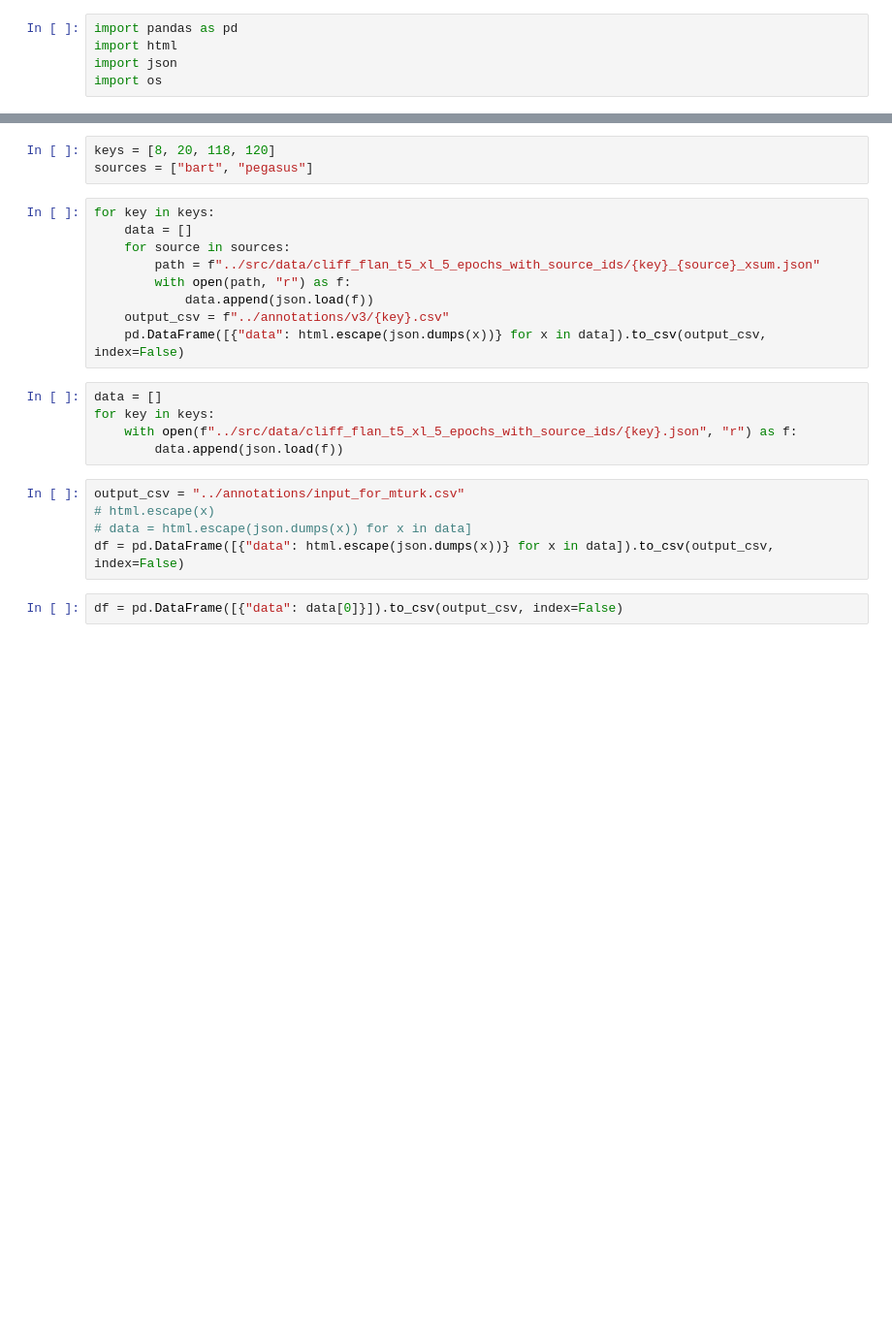
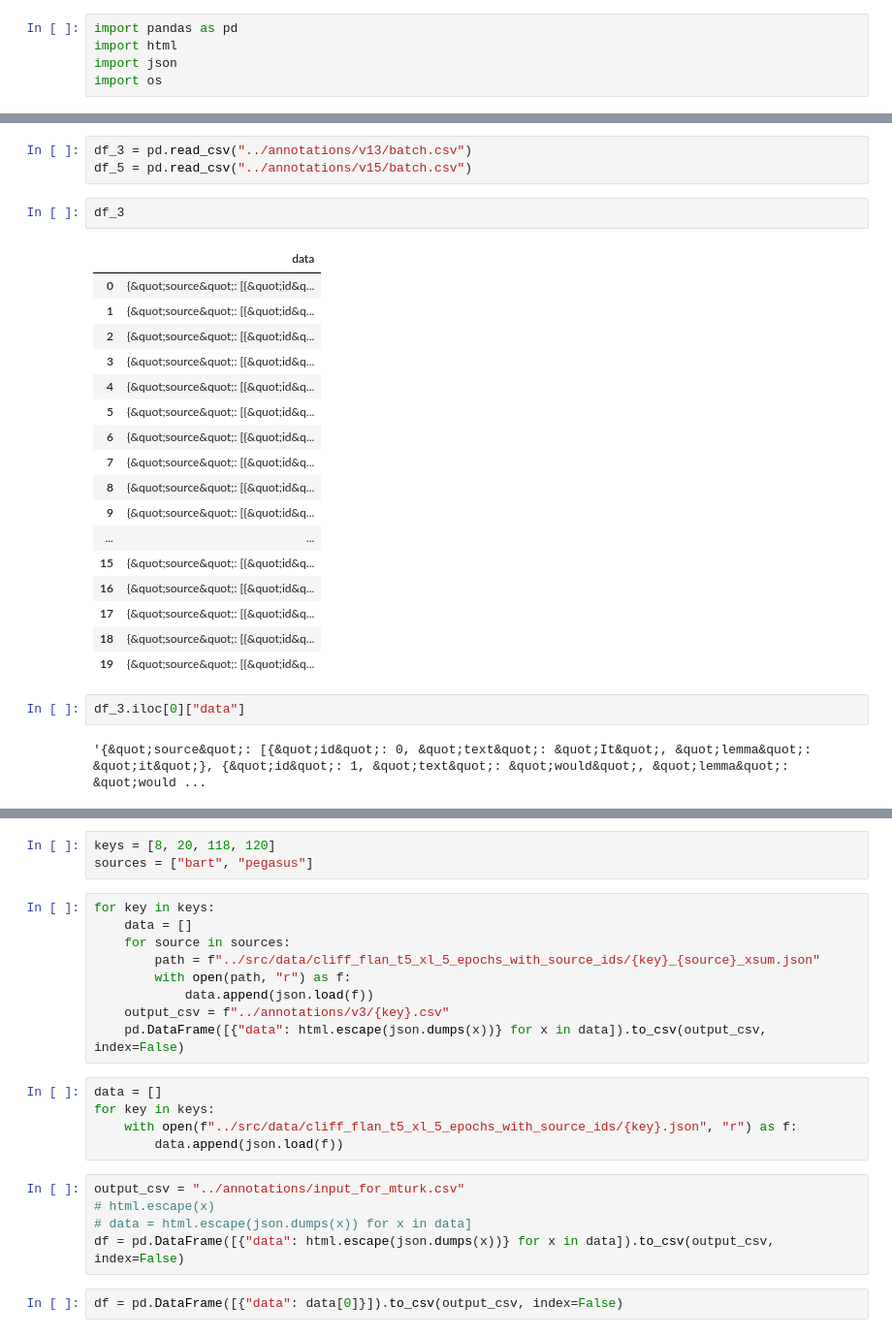
Before and after one commit to ariecattan/loc-unfaith, a Jupyter notebook: notebooks/prepare_data_for_mturk.ipynb, the cells around one changed output, grey strips where cells are left out. Shown at 97% size. Saved outputs shown, nothing was run; the diff lists cells and outputs as text; blank space fills up the shorter version.

```diff
--- a/notebooks/prepare_data_for_mturk.ipynb
+++ b/notebooks/prepare_data_for_mturk.ipynb
@@ -14,0 +204,27 @@ keys = [
+# %%
+df_3 = pd.read_csv("../annotations/v13/batch.csv")
+df_5 = pd.read_csv("../annotations/v15/batch.csv")
+# %%
+df_3
+# %% [output]
+|  | data |
+| 0 | {&quot;source&quot;: [{&quot;id&q... |
+| 1 | {&quot;source&quot;: [{&quot;id&q... |
+| 2 | {&quot;source&quot;: [{&quot;id&q... |
+| 3 | {&quot;source&quot;: [{&quot;id&q... |
+| 4 | {&quot;source&quot;: [{&quot;id&q... |
+| 5 | {&quot;source&quot;: [{&quot;id&q... |
+| 6 | {&quot;source&quot;: [{&quot;id&q... |
+| 7 | {&quot;source&quot;: [{&quot;id&q... |
+| 8 | {&quot;source&quot;: [{&quot;id&q... |
+| 9 | {&quot;source&quot;: [{&quot;id&q... |
+| ... | ... |
+| 15 | {&quot;source&quot;: [{&quot;id&q... |
+| 16 | {&quot;source&quot;: [{&quot;id&q... |
+| 17 | {&quot;source&quot;: [{&quot;id&q... |
+| 18 | {&quot;source&quot;: [{&quot;id&q... |
+| 19 | {&quot;source&quot;: [{&quot;id&q... |
+# %%
+df_3.iloc[0]["data"]
+# %% [output]
+'{&quot;source&quot;: [{&quot;id&quot;: 0, &quot;text&quot;: &quot;It&quot;, &quot;lemma&quot;: &quot;it&quot;}, {&quot;id&quot;: 1, &quot;text&quot;: &quot;would&quot;, &quot;lemma&quot;: &quot;would ...
```
Also changed, not shown: parts of 29 cells of this notebook, 11 other files.
